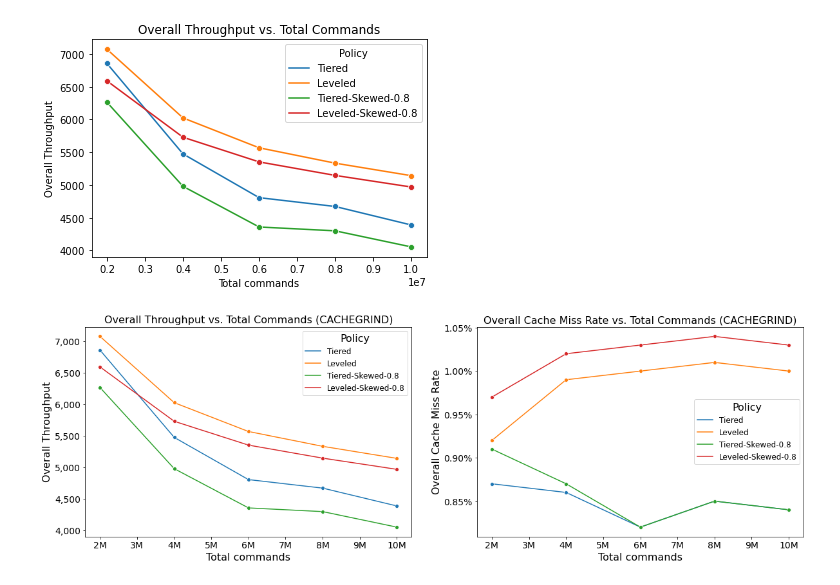
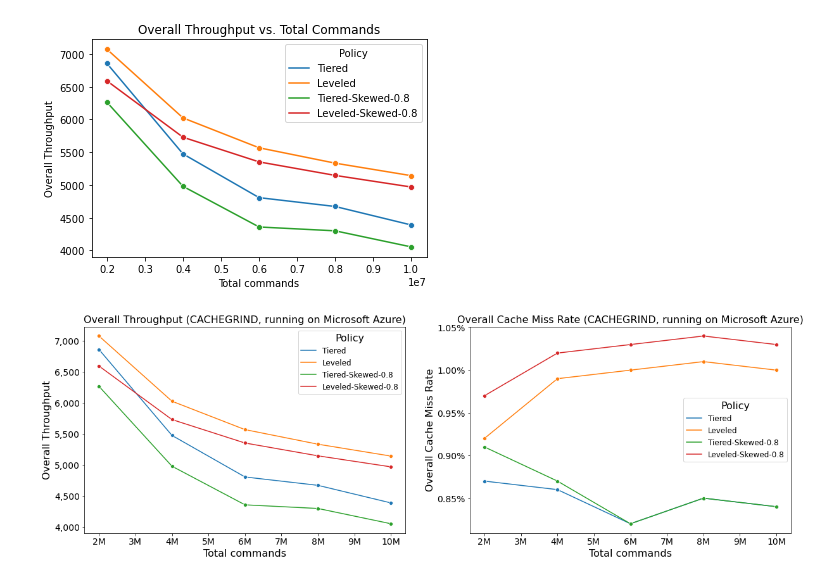
Before and after one commit to iankelk/lsm-tree, a Jupyter notebook: jupyter/Get Experiment.ipynb, the cells around one changed output. Cells and saved outputs as stored; diff of their text form; code cells hidden in the pictures.

```diff
--- a/jupyter/Get Experiment.ipynb
+++ b/jupyter/Get Experiment.ipynb
@@ -192,33 +192,33 @@ plt.show()
 # Prepare data for line plots
 line_data_overall = data[['Total commands', 'Policy', 'Overall cache miss rate', 'Overall Throughput']]
 
 # Set up subplots
 fig, axes = plt.subplots(1, 2, figsize=(20, 6))
 
 def millions_formatter(x, pos):
     return '{:.0f}M'.format(x * 1e-6)
 
 # Plot Overall Throughput
 sns.lineplot(ax=axes[0], data=line_data_overall, x='Total commands', y='Overall Throughput', hue='Policy', marker='o')
-axes[0].set_title('Overall Throughput vs. Total Commands (CACHEGRIND)')
+axes[0].set_title('Overall Throughput (CACHEGRIND, running on Microsoft Azure)')
 axes[0].set_ylabel('Overall Throughput')
 
 # Format x-axis and y-axis without scientific notation and with commas
 axes[0].xaxis.set_major_formatter(FuncFormatter(millions_formatter))
 axes[0].yaxis.set_major_formatter(FuncFormatter(lambda x, p: format(int(x), ',')))
 
 # Plot Overall Cache Miss Rate
 sns.lineplot(ax=axes[1], data=line_data_overall, x='Total commands', y='Overall cache miss rate', hue='Policy', marker='o')
-axes[1].set_title('Overall Cache Miss Rate vs. Total Commands (CACHEGRIND)')
+axes[1].set_title('Overall Cache Miss Rate (CACHEGRIND, running on Microsoft Azure)')
 axes[1].set_ylabel('Overall Cache Miss Rate')
 
 # Format x-axis and y-axis without scientific notation and with commas
 axes[1].xaxis.set_major_formatter(FuncFormatter(millions_formatter))
 axes[1].yaxis.set_major_formatter(FuncFormatter(lambda x, p: '{:.2%}'.format(x)))
 
 
 plt.rcParams.update({'font.size': 16, 'axes.labelsize': 16, 'xtick.labelsize': 14, 'ytick.labelsize': 14, 'axes.titlesize': 16, 'legend.fontsize': 12})
 
 plt.show()
 # %% [output]
-[figure, old version]
+[figure, new version]
```
Also changed, not shown: 12 other files.
